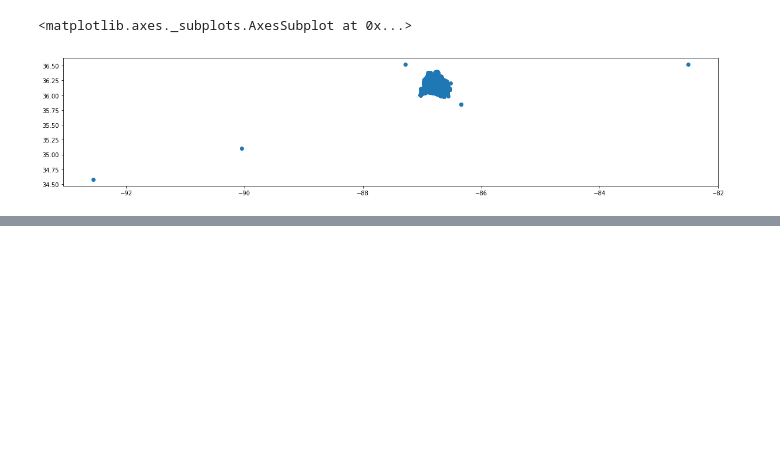
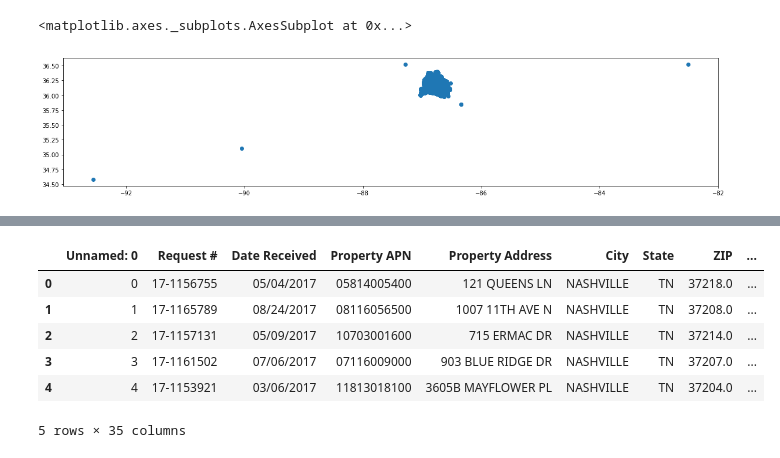
Before and after one commit to shrutijalewar/data-question-2-xtreme-united, a Jupyter notebook: data-ques-2.ipynb, the cells around one changed output, grey strips where cells are left out. Cells and saved outputs as stored; diff of their text form; code cells hidden in the pictures; blank space fills up the shorter version.

```diff
--- a/data-ques-2.ipynb
+++ b/data-ques-2.ipynb
@@ -686 +781,12 @@ output_file("gmap_plot.html")
 show(plot)
+# %%
+live_vi_1 = pd.read_csv('live_vi_coords1.csv')
+live_vi_1.head()
+# %% [output]
+|  | Unnamed: 0 | Request # | Date Received | Property APN | Property Address | City | State | ZIP | ... |
+| 0 | 0 | 17-1156755 | 05/04/2017 | 05814005400 | 121 QUEENS LN | NASHVILLE | TN | 37218.0 | ... |
+| 1 | 1 | 17-1165789 | 08/24/2017 | 08116056500 | 1007 11TH AVE N | NASHVILLE | TN | 37208.0 | ... |
+| 2 | 2 | 17-1157131 | 05/09/2017 | 10703001600 | 715 ERMAC DR | NASHVILLE | TN | 37214.0 | ... |
+| 3 | 3 | 17-1161502 | 07/06/2017 | 07116009000 | 903 BLUE RIDGE DR | NASHVILLE | TN | 37207.0 | ... |
+| 4 | 4 | 17-1153921 | 03/06/2017 | 11813018100 | 3605B MAYFLOWER PL | NASHVILLE | TN | 37204.0 | ... |
+5 rows × 35 columns
```
Also changed, not shown: parts of 10 cells of this notebook, 5 other files.
